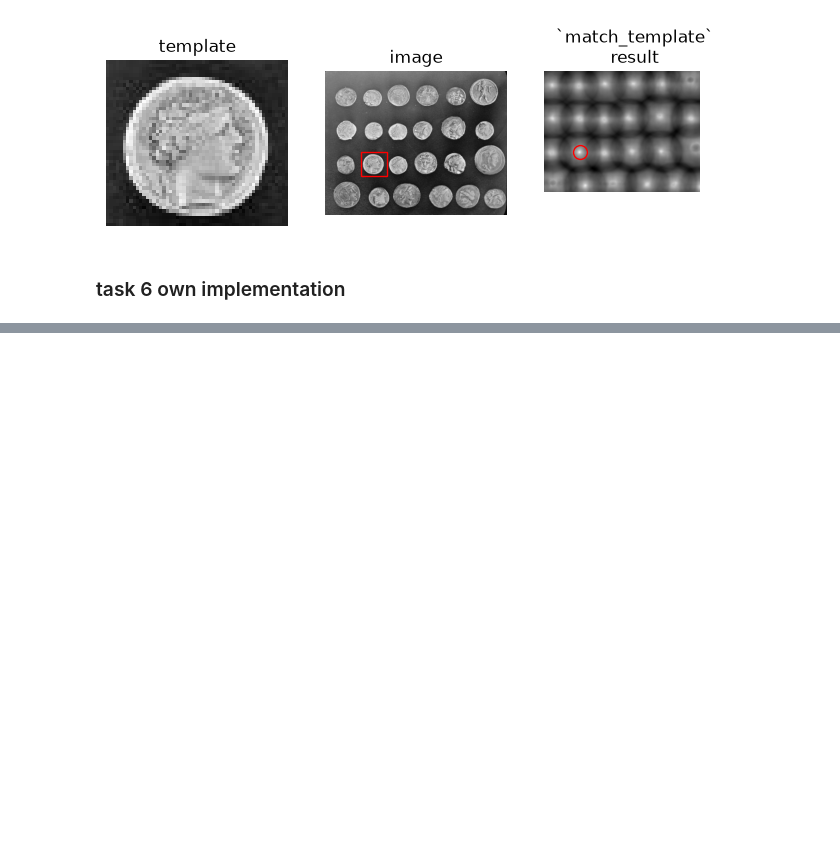
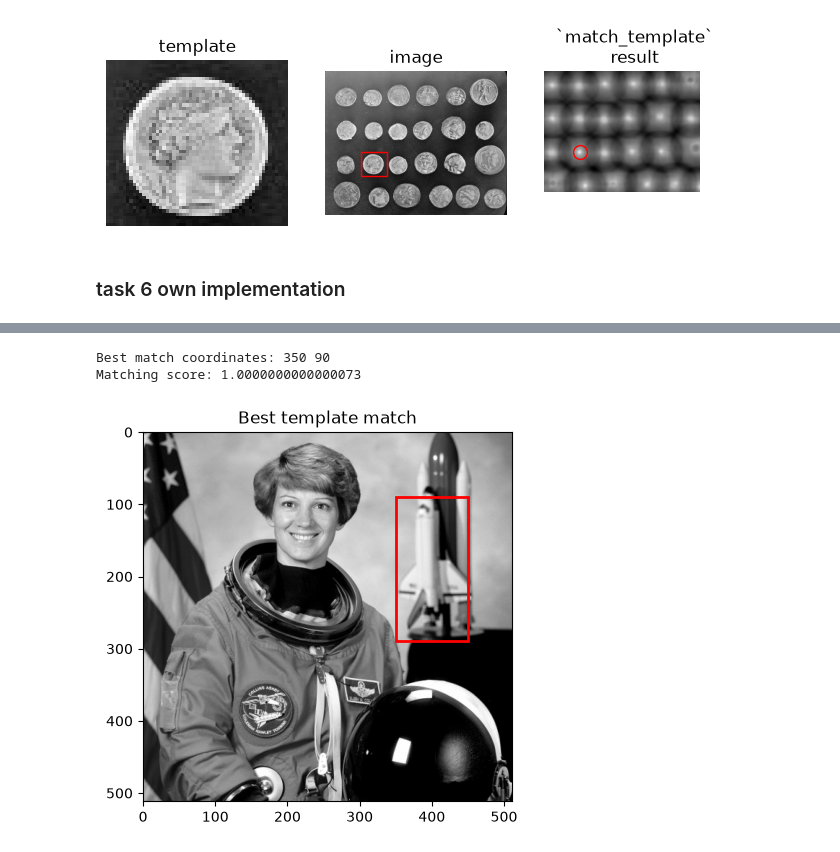
Before and after one commit to vamsik1606/Ai_programmin_course, a Jupyter notebook: lab4/lab4_grp18.ipynb, the cells around one changed output, grey strips where cells are left out. Saved outputs shown, nothing was run; the diff lists cells and outputs as text; code cells hidden in the pictures; blank space fills up the shorter version.

```diff
--- a/lab4/lab4_grp18.ipynb
+++ b/lab4/lab4_grp18.ipynb
@@ -236,0 +266,27 @@ plt.show()
+# %%
+from matplotlib.patches import Rectangle
+
+# Cross-correlation-based normalized template matching
+result = match_template(grayscale_ast, template)
+
+# Find the location with the highest matching score
+y, x = np.unravel_index(np.argmax(result), result.shape)
+
+print("Best match coordinates:", x, y)
+print("Matching score:", result[y, x])
+
+# Display the result on the original grayscale image
+fig, ax = plt.subplots()
+ax.imshow(grayscale_ast, cmap="gray")
+
+h, w = template.shape
+ax.add_patch(Rectangle((x, y), w, h,
+                       edgecolor="red", facecolor="none",
+                       linewidth=2))
+
+ax.set_title("Best template match")
+plt.show()
+# %% [output]
+Best match coordinates: 350 90
+Matching score: 1.0000000000000073
+[figure, added]
```
Also changed, not shown: parts of 4 cells of this notebook.
